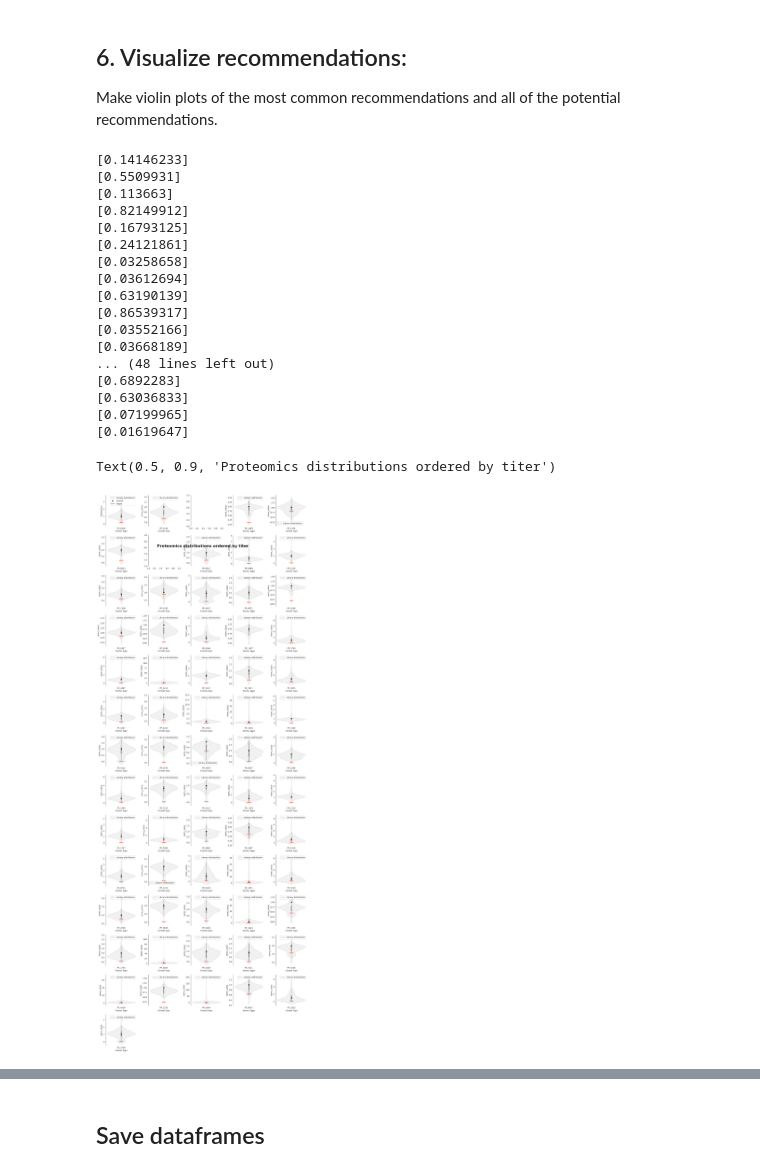
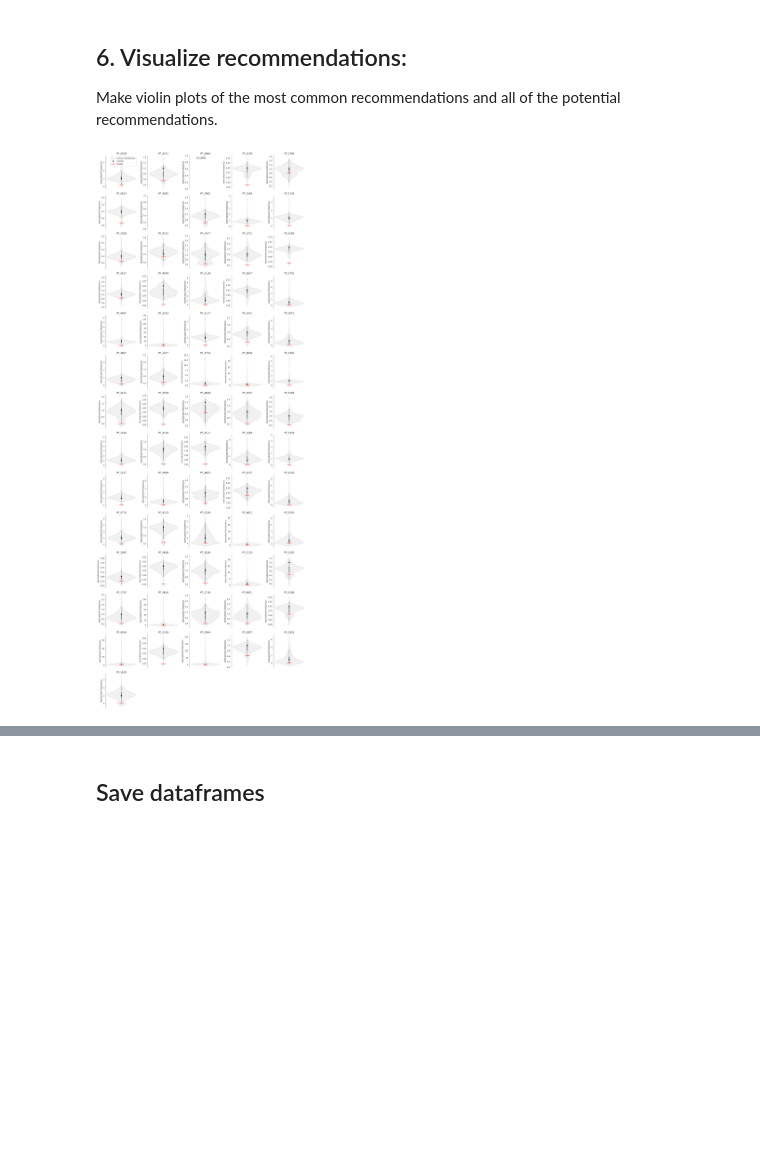
Before and after one commit to JBEI/Isoprenol_CRISPRi, a Jupyter notebook: DavidCarruthers/DBTL0_A_normalize_and_recommend.ipynb, the cells around one changed output, grey strips where cells are left out. Saved outputs shown, nothing was run; the diff lists cells and outputs as text; code cells hidden in the pictures; blank space fills up the shorter version.

```diff
--- a/DavidCarruthers/DBTL0_A_normalize_and_recommend.ipynb
+++ b/DavidCarruthers/DBTL0_A_normalize_and_recommend.ipynb
@@ -853,10 +742,8 @@ df_isoprenol[['Isoprenol', 'Strain']].groupby('Strain').mean()
 # %%
-stats_isoprenol          = df_isoprenol[['Isoprenol', 'Strain']].groupby('Strain').mean()
-stats_isoprenol.rename(columns={'Isoprenol': 'mean'}, inplace=True)
-stats_isoprenol['std']   = df_isoprenol[['Isoprenol', 'Strain']].groupby(['Strain']).std()['Isoprenol']
+stats_isoprenol = df_isoprenol[['Isoprenol', 'Strain']].groupby('Strain').agg(['mean', 'std']).droplevel(level=0, axis = 1)
 stats_isoprenol['CV[%]'] = 100* stats_isoprenol['std'] / stats_isoprenol['mean']
 stats_isoprenol = stats_isoprenol.sort_values('CV[%]', ascending=False)
-stats_isoprenol.head()
+stats_isoprenol.head(3)
 # %% [output]
 |  | mean | std | CV[%] |
 | Strain |  |  |  |
@@ -868,8 +753,8 @@ stats_isoprenol.head()
 # %% [markdown]
 Add %CV to the isoprenol dataframe:
 # %%
-df_isoprenol['CV[%]'] = None
-strains = [strain for strain in stats_isoprenol.index.unique()]
+df_isoprenol.loc[:, 'CV[%]'] = None
+strains = list(stats_isoprenol.index.unique())
 for strain in strains:
     index = df_isoprenol[df_isoprenol['Strain']==strain].index
     cv_value = stats_isoprenol[stats_isoprenol.index==strain]['CV[%]'].values
@@ -877,4 +762,5 @@ for strain in strains:
 
 df_isoprenol = df_isoprenol.set_index('Strain')
 df_targets.loc[df_isoprenol.index,["CV[%]","Target"]] = df_isoprenol.loc[:,["CV[%]","Target"]]
+df_targets.head()
 # %% [output]
@@ -1188,8 +945,6 @@ def find_fold_changes(df):
         'Target:Control',
         'Target:Library_mean',
         'Target:Library_Q1',
-        'Target:Library_Q3',
-        'Z-score'
     ]
     df[col_names] = None
 
@@ -1212,13 +967,6 @@ def find_fold_changes(df):
             df.loc[
                 ind, 'Target:Library_Q1'
             ] = df.loc[ind, target] / df.loc['Library_Q1'][target]
-            df.loc[
-                ind, 'Target:Library_Q3'
-            ] = df.loc[ind, target] / df.loc['Library_Q3'][target]
-
-            df.loc[
-                ind, 'Z-score'
-            ] = (df.loc[ind, target] - mean) / std
         else:
             no_data.append(target)
 
@@ -1251,14 +991,16 @@ Data for these 28 proteins was not present:
 # %%
 cols = [
     'Target',
-    'Isoprenol mean','CV[%]',
-    'Target:Control','Target:Library_mean',
-    'Target:Library_Q1','Target:Library_Q3'
+    'Isoprenol mean',
+    'CV[%]',
+    'Target:Control',
+    'Target:Library_mean',
+    'Target:Library_Q1'
 ]
 mean_thresh = 0.9
 q1_thresh = 1
-df_targets['to_keep'] = np.nan
-df_targets['to_keep'] = df_targets['to_keep'].astype('boolean')
+df_targets.loc[:, 'to_keep'] = np.nan
+df_targets.loc[:, 'to_keep'] = df_targets.loc[:,'to_keep'].astype('boolean')
 
 df_targets.loc[strains, 'to_keep'] = (df_targets.loc[strains, 'Target:Library_mean'] < mean_thresh) & \
                                     (df_targets.loc[strains, 'Isoprenol mean'] > 70) & \
@@ -1614,27 +1274,10 @@ Make violin plots of the most common recommendations and all of the potential re
 # %%
 sorted_filtered_targets = df_targets_only.loc[:, ['Isoprenol mean', 'Target']].dropna().sort_values('Isoprenol mean', ascending = False)
 high_producers = list(sorted_filtered_targets.loc[:, 'Target'].values)
 #Alter the save_name so that we don't overwrite the other image
 save_name_highprod = f"{user_params['output_dir']}/crispri_high_producers.png"
 high_prod_fig = plot_crispr_library(df2, df_targets, high_producers, save = True, violin_field = 'norm_value', save_name = save_name_highprod, fig_height = 40)
-high_prod_fig.suptitle('Proteomics distributions ordered by titer', size = 20, fontweight = 'bold', y = 0.9)
+high_prod_fig.tight_layout()
+high_prod_fig.show()
 # %% [output]
-[0.14146233]
-[0.5509931]
-[0.113663]
-[0.82149912]
-[0.16793125]
-[0.24121861]
-[0.03258658]
-[0.03612694]
-[0.63190139]
-[0.86539317]
-[0.03552166]
-[0.03668189]
-... (48 lines left out)
-[0.6892283]
-[0.63036833]
-[0.07199965]
-[0.01619647]
-Text(0.5, 0.9, 'Proteomics distributions ordered by titer')
-[figure, old version]
+[figure, new version]
```
Also changed, not shown: parts of 65 cells of this notebook, 8 other files.
